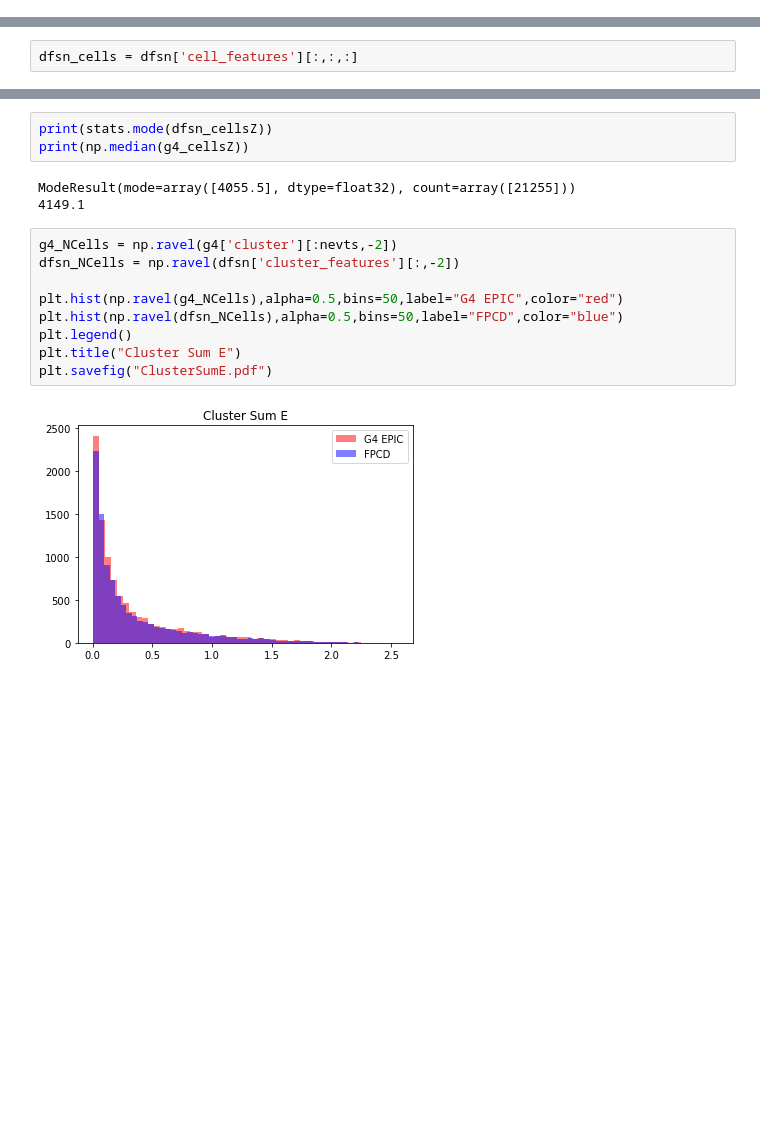
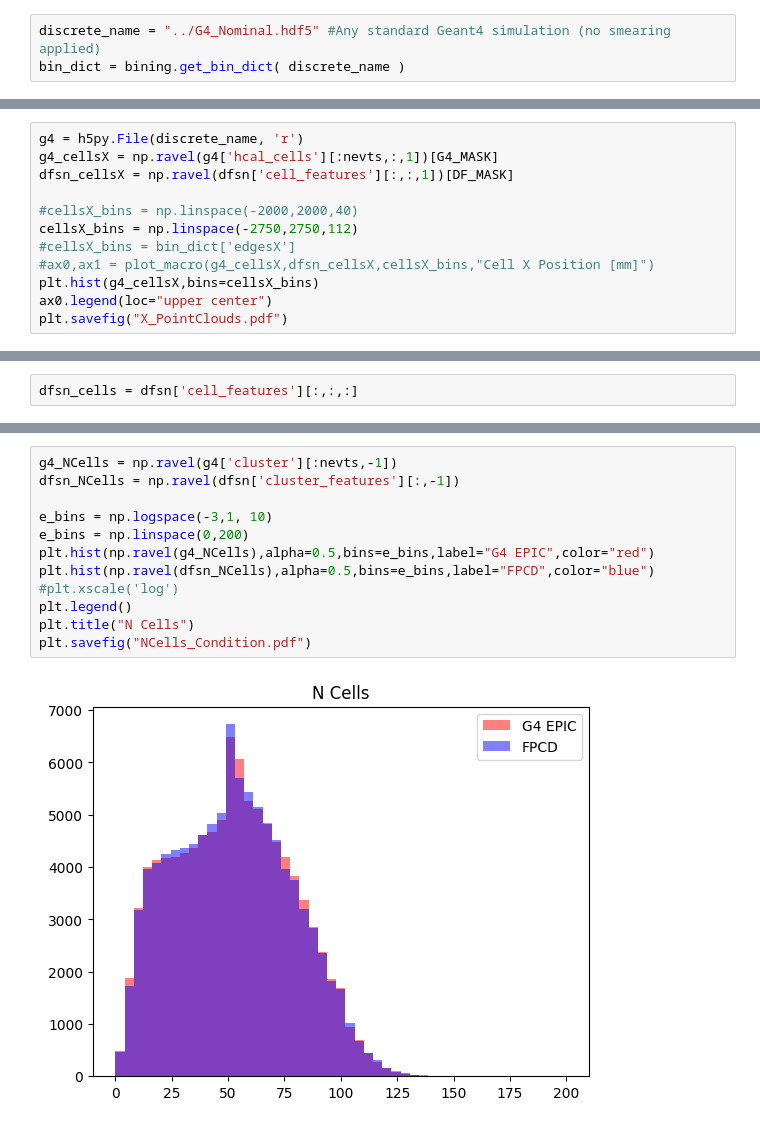
Before and after one commit to ftoralesacosta/GSGM_for_EIC_Calo, a Jupyter notebook: scripts/notebooks/Compare_Geant_Diffussion.ipynb, the cells around one changed output, grey strips where cells are left out. Saved outputs shown, nothing was run; the diff lists cells and outputs as text; blank space fills up the shorter version.

```diff
--- a/scripts/notebooks/Compare_Geant_Diffussion.ipynb
+++ b/scripts/notebooks/Compare_Geant_Diffussion.ipynb
@@ -32,0 +178,3 @@ nevts = 10_000
+# %%
+discrete_name = "../G4_Nominal.hdf5" #Any standard Geant4 simulation (no smearing applied)
+bin_dict = bining.get_bin_dict( discrete_name )
@@ -32,0 +247,12 @@ nevts = 10_000
+# %%
+g4 = h5py.File(discrete_name, 'r')
+g4_cellsX = np.ravel(g4['hcal_cells'][:nevts,:,1])[G4_MASK]
+dfsn_cellsX = np.ravel(dfsn['cell_features'][:,:,1])[DF_MASK]
+
+#cellsX_bins = np.linspace(-2000,2000,40)
+cellsX_bins = np.linspace(-2750,2750,112)
+#cellsX_bins = bin_dict['edgesX']
+#ax0,ax1 = plot_macro(g4_cellsX,dfsn_cellsX,cellsX_bins,"Cell X Position [mm]")
+plt.hist(g4_cellsX,bins=cellsX_bins)
+ax0.legend(loc="upper center")
+plt.savefig("X_PointClouds.pdf")
@@ -214,17 +488,14 @@ plt.savefig("CellZ.pdf")
-# %%
-print(stats.mode(dfsn_cellsZ))
-print(np.median(g4_cellsZ))
-# %% [output]
-ModeResult(mode=array([4055.5], dtype=float32), count=array([21255]))
-4149.1
 # %%
-g4_NCells = np.ravel(g4['cluster'][:nevts,-2])
-dfsn_NCells = np.ravel(dfsn['cluster_features'][:,-2])
+g4_NCells = np.ravel(g4['cluster'][:nevts,-1])
+dfsn_NCells = np.ravel(dfsn['cluster_features'][:,-1])
 
-plt.hist(np.ravel(g4_NCells),alpha=0.5,bins=50,label="G4 EPIC",color="red")
-plt.hist(np.ravel(dfsn_NCells),alpha=0.5,bins=50,label="FPCD",color="blue")
+e_bins = np.logspace(-3,1, 10)
+e_bins = np.linspace(0,200)
+plt.hist(np.ravel(g4_NCells),alpha=0.5,bins=e_bins,label="G4 EPIC",color="red")
+plt.hist(np.ravel(dfsn_NCells),alpha=0.5,bins=e_bins,label="FPCD",color="blue")
+#plt.xscale('log')
 plt.legend()
-plt.title("Cluster Sum E")
-plt.savefig("ClusterSumE.pdf")
+plt.title("N Cells")
+plt.savefig("NCells_Condition.pdf")
 # %% [output]
-[figure, old version]
+[figure, new version]
```
Also changed, not shown: parts of 61 cells of this notebook, 7 other files.
